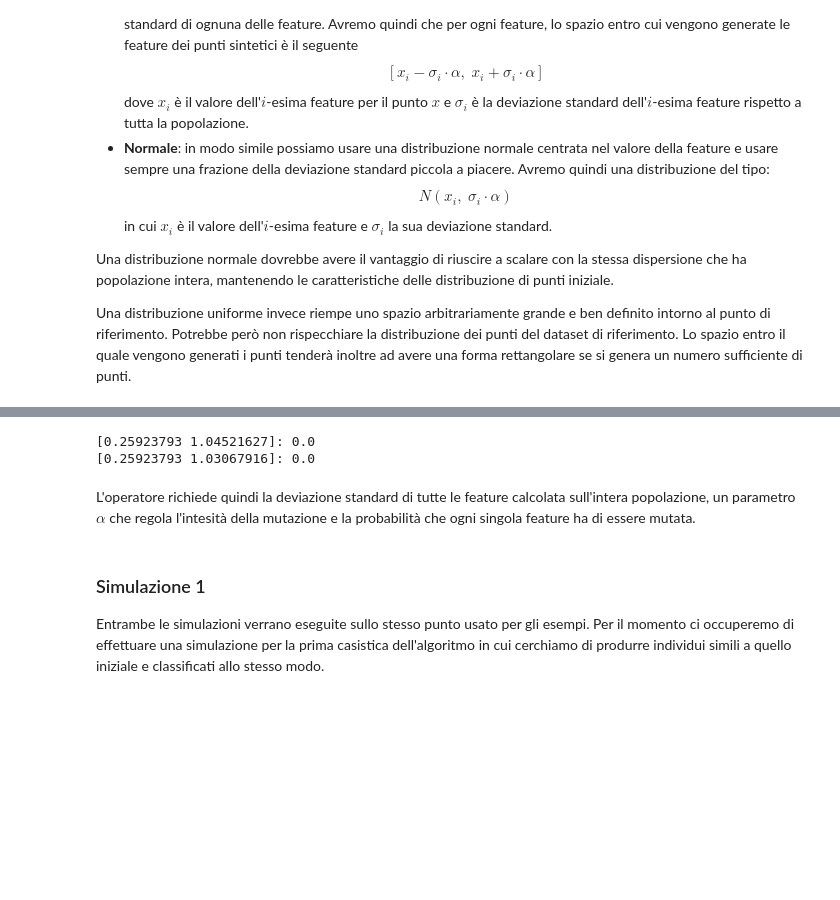
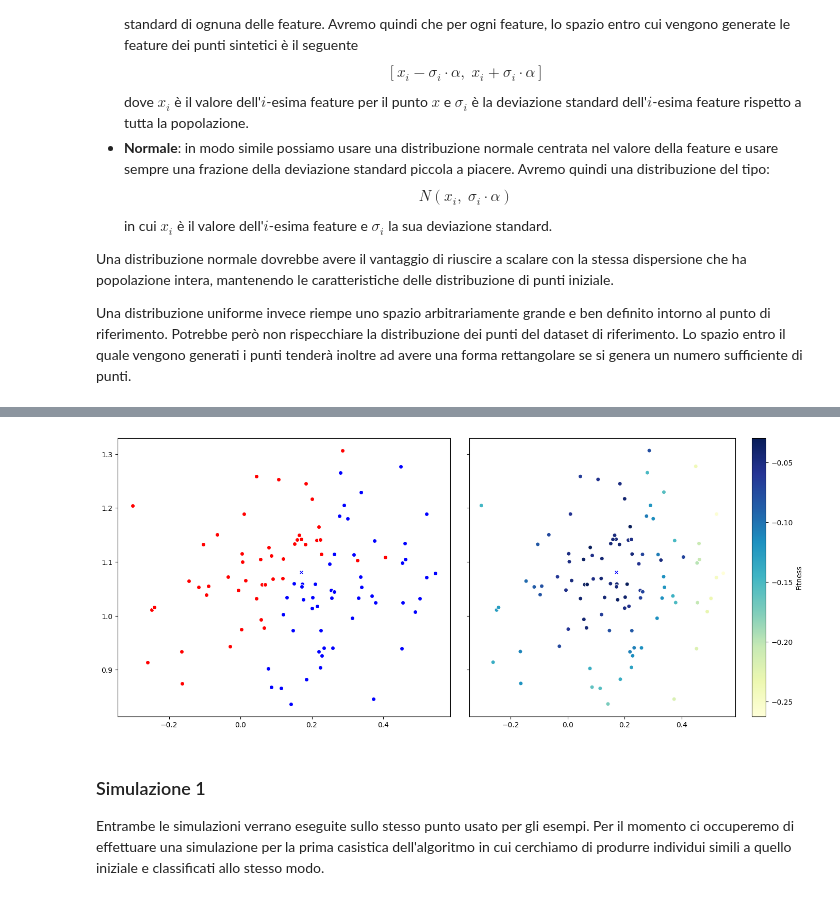
Before and after one commit to FedericoBustaffa/thesis, a Jupyter notebook: src/explain_classifier.ipynb, the cells around one changed output, grey strips where cells are left out. Drawn from its saved outputs; the diff is of its cells as text; code cells hidden in the pictures; blank space fills up the shorter version.

```diff
--- a/src/explain_classifier.ipynb
+++ b/src/explain_classifier.ipynb
@@ -513,23 +464,56 @@ sull'intera popolazione ($\sigma_i$).
-# %%
-def mut_gaussian(individual, sigma, alpha: float = 0.05, indpb: float = 0.2):
-    for i, f in enumerate(individual):
-        if random.random() <= indpb:
-            individual[i] = random.normal(loc=f, scale=sigma[i] * alpha)
-
-    return individual
-
-
-toolbox.set_mutation(mut_gaussian, sigma, 0.1, 0.8)
-print(o1)
-o1 = toolbox.mutate(o1)
-print(o1)
-# %% [output]
-[0.25923793 1.04521627]: 0.0
-[0.25923793 1.03067916]: 0.0
-# %% [markdown]
-L'operatore richiede quindi la deviazione standard di tutte le feature calcolata
-sull'intera popolazione, un parametro $\alpha$ che regola l'intesità della
-mutazione e la probabilità che ogni singola feature ha di essere mutata.
+# %%
+def other_evaluate(chromosome, point, target, classifier, epsilon: float, alpha: float = 0.75):
+    assert alpha >= 0.0 and alpha < 1.0
+
+    # classification
+    synth_class = classifier.predict(chromosome.reshape(1, -1))
+
+    # calcolo della distanza con norma euclidea
+    distance = linalg.norm(chromosome - point, ord=2)
+
+    # compute classification penalty
+    target_class = 1 - alpha if target == synth_class[0] else alpha
+
+    # check the epsilon distance
+    epsilon = 0.0 if target_class * distance > epsilon else epsilon
+
+    return (target_class * distance + epsilon,)
+
+
+toolbox.set_weights((-1.0,))
+epsilon = linalg.norm(sigma * 0.02, ord=2)
+target=(point_class + 1) % 2
+toolbox.set_evaluation(other_evaluate, point, target, classifier, epsilon, 0.7)
+population = list(map(toolbox.evaluate, population))
+
+fig, (ax1, ax2) = plt.subplots(1, 2, sharey=True, figsize=(14, 6))
+plt.tight_layout()
+
+synth_classes = [classifier.predict(sp.reshape(1, -1)) for sp in synth_points]
+
+scls0 = [i for i in range(len(synth_classes)) if synth_classes[i] == 0]
+scls1 = [i for i in range(len(synth_classes)) if synth_classes[i] == 1]
+
+# classification plot
+ax1.scatter(synth_points[scls0].T[0], synth_points[scls0].T[1], c="r", ec="w")
+ax1.scatter(synth_points[scls1].T[0], synth_points[scls1].T[1], c="b", ec="w")
+ax1.scatter(point[0], point[1], c=c, ec="w", marker="X")
+
+# fitness plot
+fitness_values = [i.fitness for i in population]
+sc = ax2.scatter(
+    synth_points.T[0],
+    synth_points.T[1],
+    c=fitness_values,
+    ec="w",
+    cmap=plt.get_cmap("YlGnBu"),
+)
+fig.colorbar(sc, ax=ax2, label="Fitness")
+ax2.scatter(point[0], point[1], c=c, ec="w", marker="X")
+
+plt.show()
+# %% [output]
+[figure, added]
 # %% [markdown]
 ### Simulazione 1
 
```
Also changed, not shown: parts of 20 cells of this notebook.
